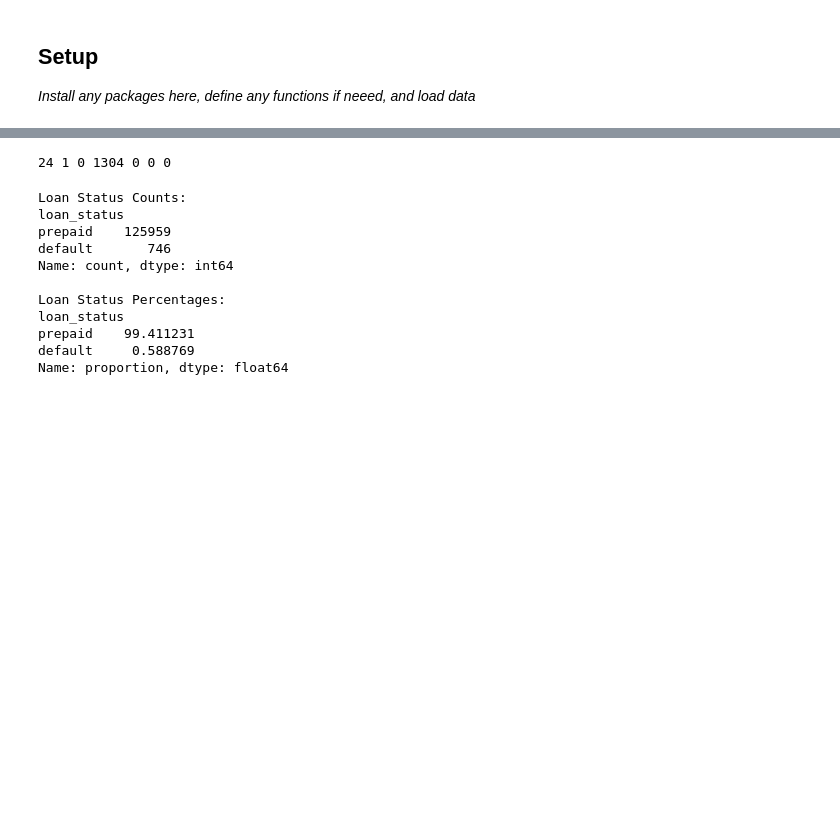
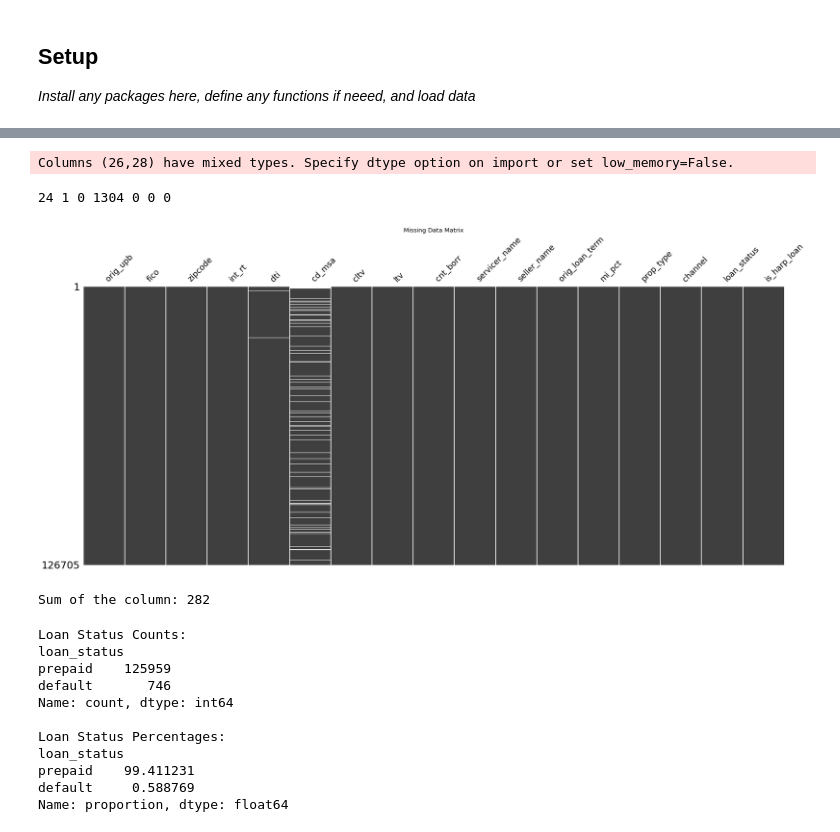
Before and after one commit to JinQiuqi/MLPy-project2, a Jupyter notebook: project2.ipynb, the cells around one changed output, grey strips where cells are left out. Cells and saved outputs as stored; diff of their text form; code cells hidden in the pictures; blank space fills up the shorter version.

```diff
--- a/project2.ipynb
+++ b/project2.ipynb
@@ -84,4 +172,22 @@ dtypes: float64(2), int64(11), object(16)
 memory usage: 29.0+ MB
+# %%
+# Load data in easyshare.csv
+d = pd.read_csv("freddiemac.csv")
+ # Replace with the actual column names
+fm_df = d.drop(columns=['dt_first_pi', 'dt_matr', 'id_loan_rr'])
+fm_df = fm_df.set_index('id_loan')
+# Select relevant columns given by [1]
+#fm_df = d[['orig_upb', 'fico', 'zipcode', 'int_rt', 'dti', 'cd_msa', 'cltv', 'ltv', 'cnt_borr', 'servicer_name', 'seller_name', 'orig_loan_term', 'mi_pct', 'prop_type', 'channel', 'loan_status', 'rr_ind']]
+# Filter for only prepaid or defaulted mortgages
+fm_df = fm_df[fm_df['loan_status'].isin(['prepaid', 'default'])]
+# fm_df['zipcode_prefix'] = fm_df['zipcode'].astype(str).str[:2]
+# fm_df['zipcode_prefix'] = fm_df['zipcode_prefix'].astype('object')
+# fm_df = fm_df.drop(columns=['zipcode'])
+# Add a new feature 'is_harp_loan' to indicate if a loan is a HARP loan
+fm_df['is_harp_loan'] = ((fm_df['rr_ind'] == 'Y') & (fm_df['ltv'] > 80)).astype(int)
+categorical_features = fm_df.select_dtypes(include=['object', 'category']).columns.tolist()
+# %% [output]
+Columns (26,28) have mixed types. Specify dtype option on import or set low_memory=False.
 # %%
 fm_df['fico'] = fm_df['fico'].replace(9999, np.nan)
 #fm_df['dt_first_pi'] = fm_df['dt_first_pi'].replace(999999, np.nan)  # Assuming 999999 for invalid dates
@@ -118,3 +228,18 @@ print(fico_count, mi_pct_count, cnt_units_count, dti_count, flag_fthb_count, occ
+# %%
+# Visualize missing data as a matrix
+msno.matrix(fm_df, sparkline=False)
+plt.title("Missing Data Matrix")
+plt.show()
+# %% [output]
+[figure, added]
+# %%
+# Replace 'column_name' with the name of the column you want to sum
+column_sum = fm_df['is_harp_loan'].sum()
+
+# Print the result
+print(f"Sum of the column: {column_sum}")
+# %% [output]
+Sum of the column: 282
 # %%
 import matplotlib.pyplot as plt
 
```
Also changed, not shown: parts of 15 cells of this notebook.
